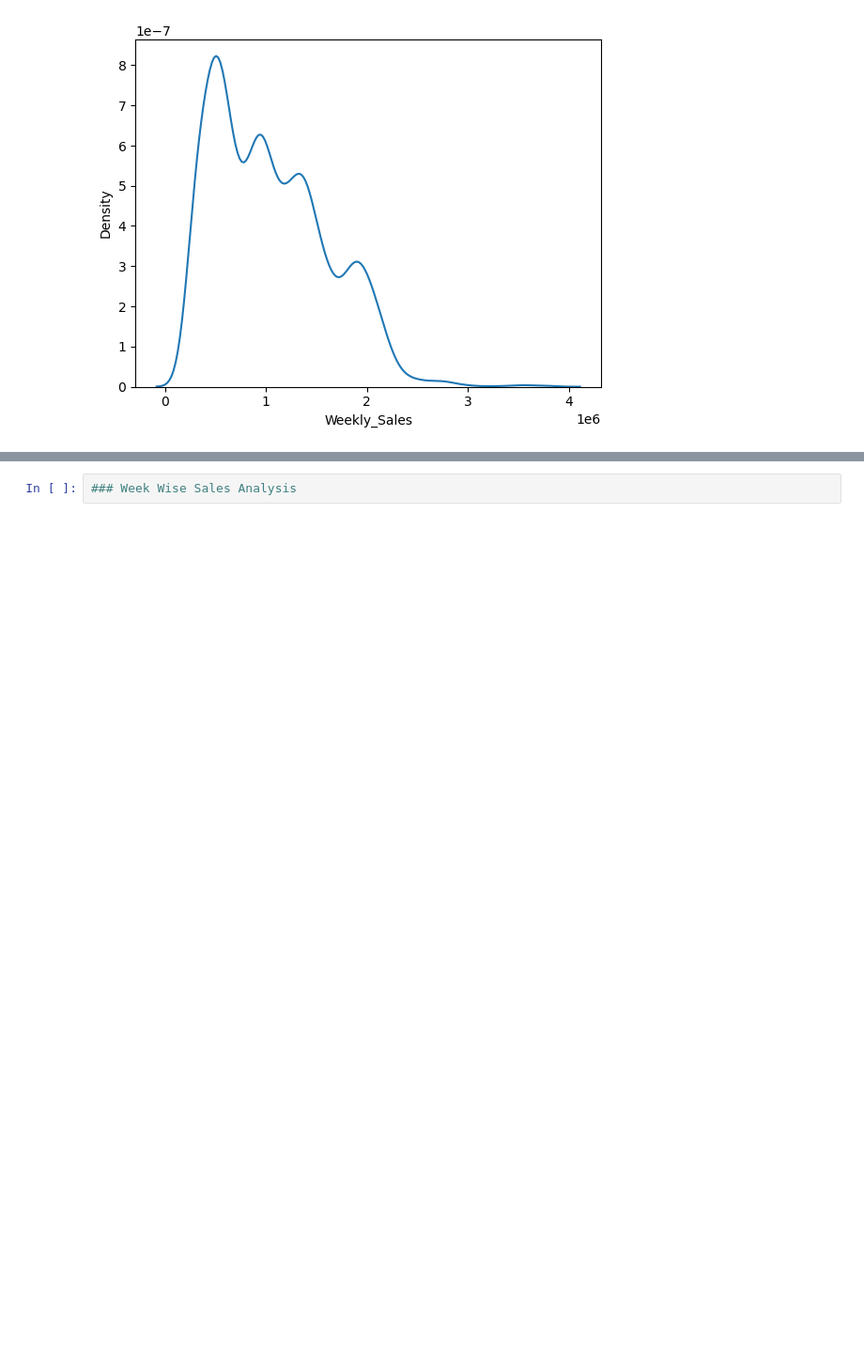
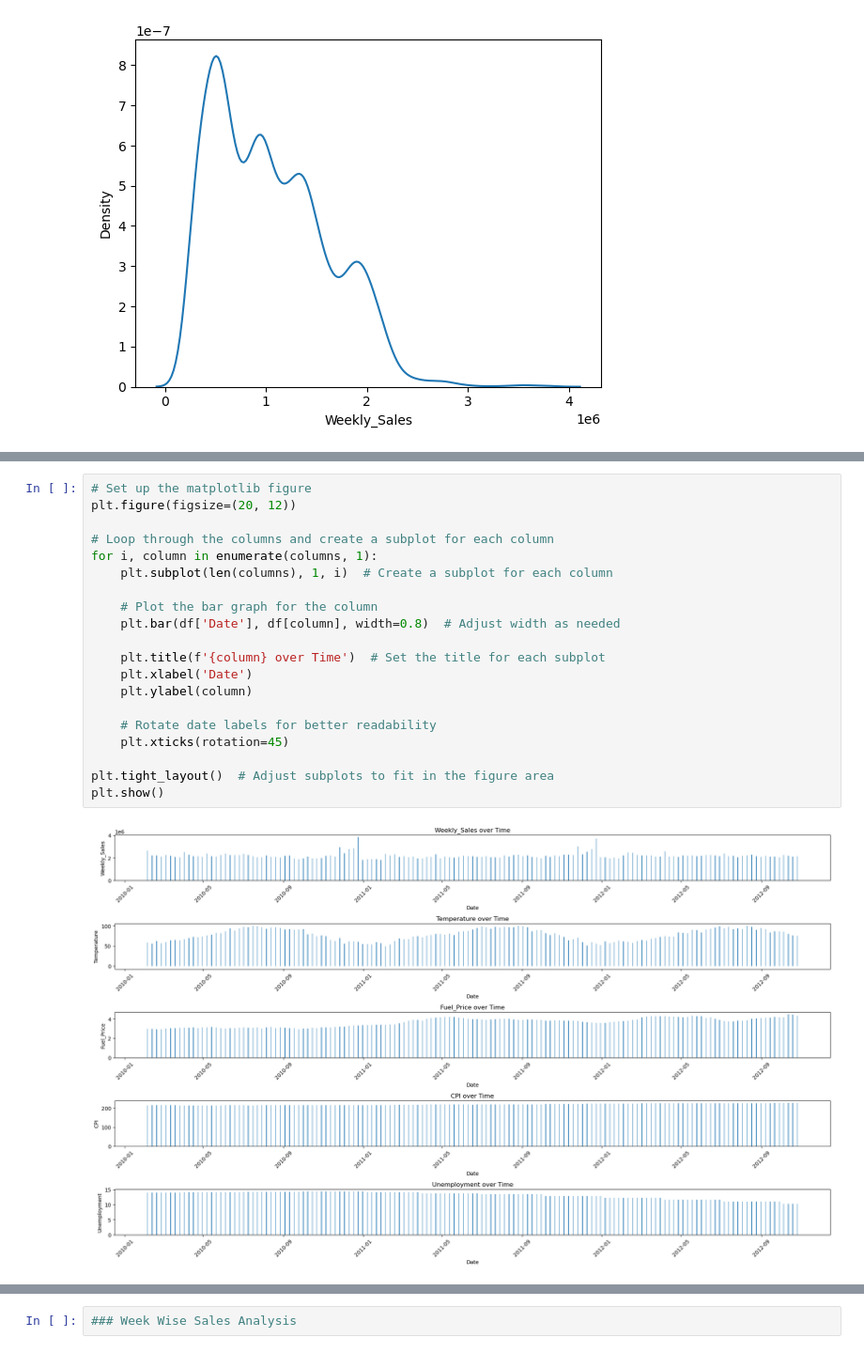
Before and after one commit to sidiquegithub/Walmark-Sales-Analysis, a Jupyter notebook: CODE/ANALYSIS.ipynb, the cells around one changed output, grey strips where cells are left out. Shown at 94% size. Drawn from its saved outputs; the diff is of its cells as text; blank space fills up the shorter version.

```diff
--- a/CODE/ANALYSIS.ipynb
+++ b/CODE/ANALYSIS.ipynb
@@ -100,0 +117,22 @@ sns.kdeplot(data=df, x="Weekly_Sales")
+# %%
+# Set up the matplotlib figure
+plt.figure(figsize=(20, 12))
+
+# Loop through the columns and create a subplot for each column
+for i, column in enumerate(columns, 1):
+    plt.subplot(len(columns), 1, i)  # Create a subplot for each column
+
+    # Plot the bar graph for the column
+    plt.bar(df['Date'], df[column], width=0.8)  # Adjust width as needed
+
+    plt.title(f'{column} over Time')  # Set the title for each subplot
+    plt.xlabel('Date')
+    plt.ylabel(column)
+
+    # Rotate date labels for better readability
+    plt.xticks(rotation=45)
+
+plt.tight_layout()  # Adjust subplots to fit in the figure area
+plt.show()
+# %% [output]
+[figure, added]
```
Also changed, not shown: parts of 9 cells of this notebook, 1 other file.
